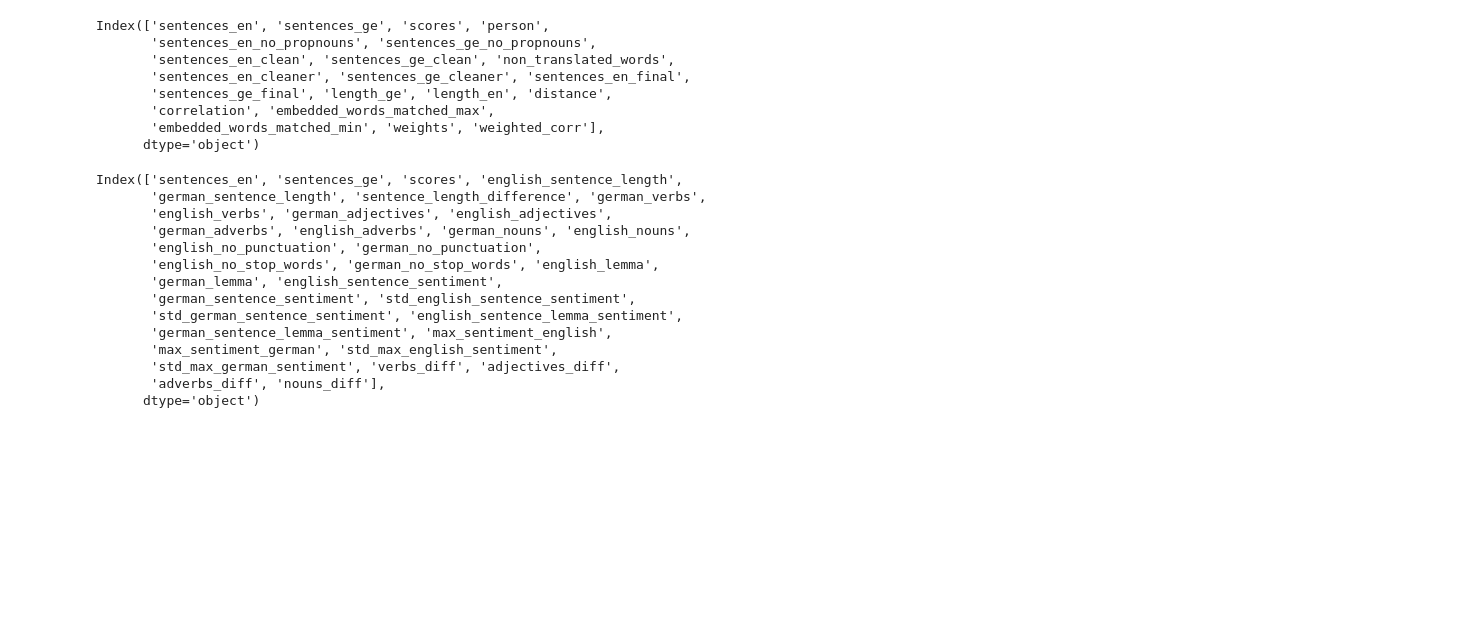
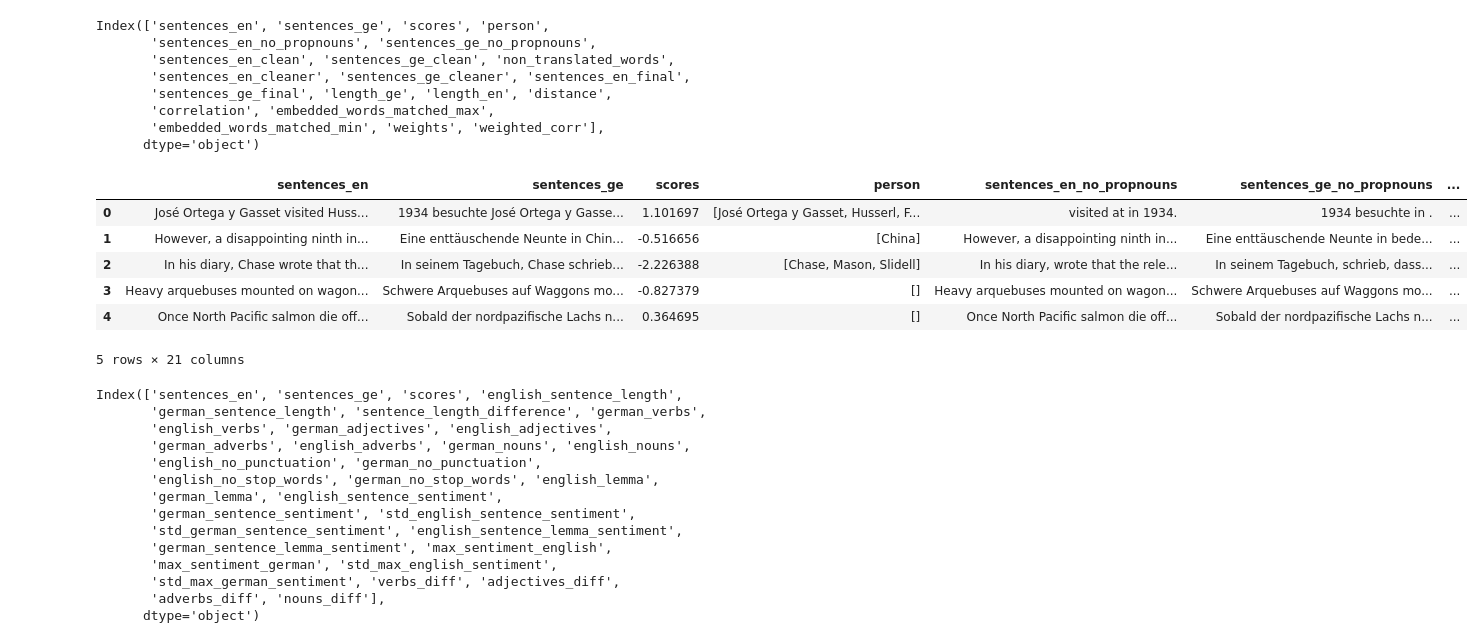
Before and after one commit to mdelaf1995/sentence_level_qe_ffl, a Jupyter notebook: exploration/Perfomance_Tests.ipynb, the cells around one changed output. Cells and saved outputs as stored; diff of their text form; code cells hidden in the pictures; blank space fills up the shorter version.

```diff
--- a/exploration/Perfomance_Tests.ipynb
+++ b/exploration/Perfomance_Tests.ipynb
@@ -22,6 +22,16 @@ Index(['sentences_en', 'sentences_ge', 'scores', 'person',
        'correlation', 'embedded_words_matched_max',
        'embedded_words_matched_min', 'weights', 'weighted_corr'],
       dtype='object')
+# %%
+dataset_embeddings.head()
+# %% [output]
+|  | sentences_en | sentences_ge | scores | person | sentences_en_no_propnouns | sentences_ge_no_propnouns | ... |
+| 0 | José Ortega y Gasset visited Huss... | 1934 besuchte José Ortega y Gasse... | 1.101697 | [José Ortega y Gasset, Husserl, F... | visited at in 1934. | 1934 besuchte in . | ... |
+| 1 | However, a disappointing ninth in... | Eine enttäuschende Neunte in Chin... | -0.516656 | [China] | However, a disappointing ninth in... | Eine enttäuschende Neunte in bede... | ... |
+| 2 | In his diary, Chase wrote that th... | In seinem Tagebuch, Chase schrieb... | -2.226388 | [Chase, Mason, Slidell] | In his diary, wrote that the rele... | In seinem Tagebuch, schrieb, dass... | ... |
+| 3 | Heavy arquebuses mounted on wagon... | Schwere Arquebuses auf Waggons mo... | -0.827379 | [] | Heavy arquebuses mounted on wagon... | Schwere Arquebuses auf Waggons mo... | ... |
+| 4 | Once North Pacific salmon die off... | Sobald der nordpazifische Lachs n... | 0.364695 | [] | Once North Pacific salmon die off... | Sobald der nordpazifische Lachs n... | ... |
+5 rows × 21 columns
 # %%
 dataset_embeddings_features = dataset_embeddings[['non_translated_words',
                                                  'distance',
```
Also changed, not shown: parts of 21 cells of this notebook, 2 other files.
